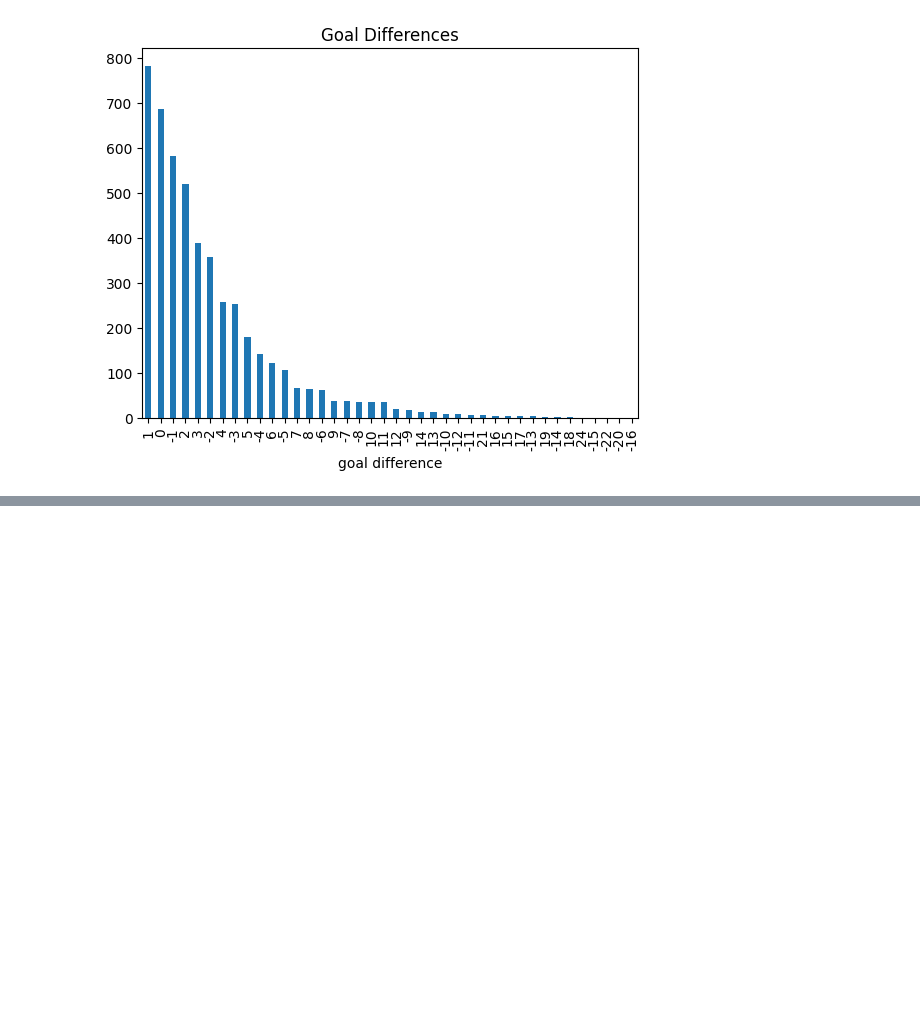
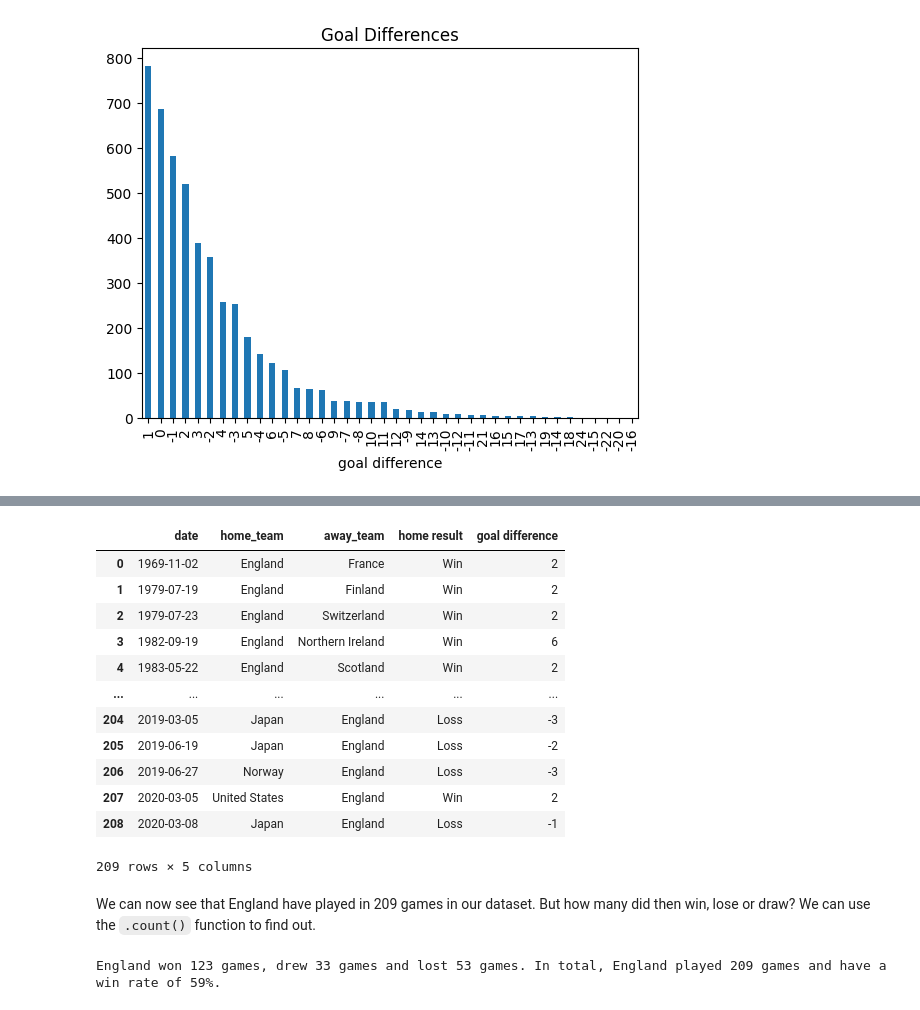
Before and after one commit to bclarke-eng/jupyter-notebook, a Jupyter notebook: 2023 FIFA Women's World Cup Predictor.ipynb, the cells around one changed output, grey strips where cells are left out. Cells and saved outputs as stored; diff of their text form; code cells hidden in the pictures; blank space fills up the shorter version.

```diff
--- a/2023 FIFA Women's World Cup Predictor.ipynb
+++ b/2023 FIFA Women's World Cup Predictor.ipynb
@@ -143,0 +156,51 @@ game_data['goal difference'].value_counts().plot.bar(title='Goal Differences')
+# %%
+# Create new data frames for home and away England games
+data_england_home = game_data[game_data['home_team']== 'England']
+data_england_away = game_data[game_data['away_team']== 'England']
+
+# Merge these into one large data set to contain all England game data
+england_game_data = [data_england_home, data_england_away]
+england_games = pd.concat(england_game_data)
+england_games.sort_values("date")
+england_games = england_games.reset_index(drop=True)
+england_games
+# %% [output]
+|  | date | home_team | away_team | home result | goal difference |
+| 0 | 1969-11-02 | England | France | Win | 2 |
+| 1 | 1979-07-19 | England | Finland | Win | 2 |
+| 2 | 1979-07-23 | England | Switzerland | Win | 2 |
+| 3 | 1982-09-19 | England | Northern Ireland | Win | 6 |
+| 4 | 1983-05-22 | England | Scotland | Win | 2 |
+| ... | ... | ... | ... | ... | ... |
+| 204 | 2019-03-05 | Japan | England | Loss | -3 |
+| 205 | 2019-06-19 | Japan | England | Loss | -2 |
+| 206 | 2019-06-27 | Norway | England | Loss | -3 |
+| 207 | 2020-03-05 | United States | England | Win | 2 |
+| 208 | 2020-03-08 | Japan | England | Loss | -1 |
+209 rows × 5 columns
+# %% [markdown]
+We can now see that England have played in 209 games in our dataset. But how many did then win, lose or draw? We can use the `.count()` function to find out.
+# %%
+# Count Home and Away Wins
+england_home_wins = data_england_home[data_england_home['home result']=='Win']['date'].count()
+england_away_wins = data_england_away[data_england_away['home result']=='Loss']['date'].count()
+
+# Count Home and Away Losses
+england_home_losses = data_england_home[data_england_home['home result']=='Loss']['date'].count()
+england_away_losses = data_england_away[data_england_away['home result']=='Win']['date'].count()
+
+# Count Home and Away Draws
+england_home_draws = data_england_home[data_england_home['home result']=='Draw']['date'].count()
+england_away_draws = data_england_away[data_england_away['home result']=='Draw']['date'].count()
+
+# Count total wins, draws and losses
+england_wins = england_home_wins + england_away_wins
+england_draws = england_home_draws+ england_away_draws
+england_losses = england_home_losses + england_away_losses
+
+england_games_total = england_wins + england_draws + england_losses
+win_rate = round((england_wins/ england_games_total) * 100)
+
+print("England won " + str(england_wins) +" games, drew " + str(england_draws) +" games and lost " + str(england_losses) + " games. In total, England played " + str(england_games_total) + " games and have a win rate of " + str(win_rate) + "%.")
+# %% [output]
+England won 123 games, drew 33 games and lost 53 games. In total, England played 209 games and have a win rate of 59%.
```
Also changed, not shown: parts of 26 cells of this notebook.
